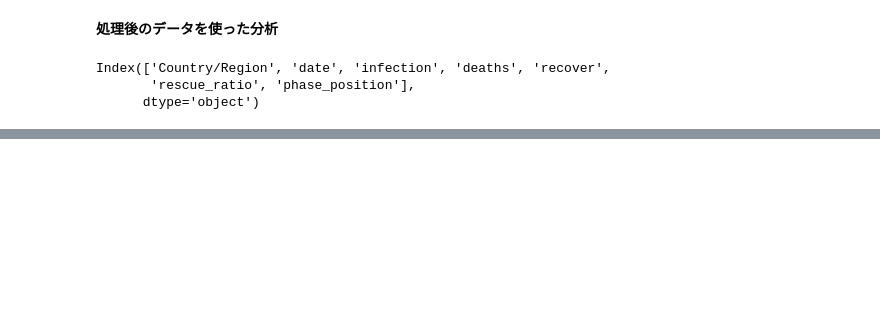
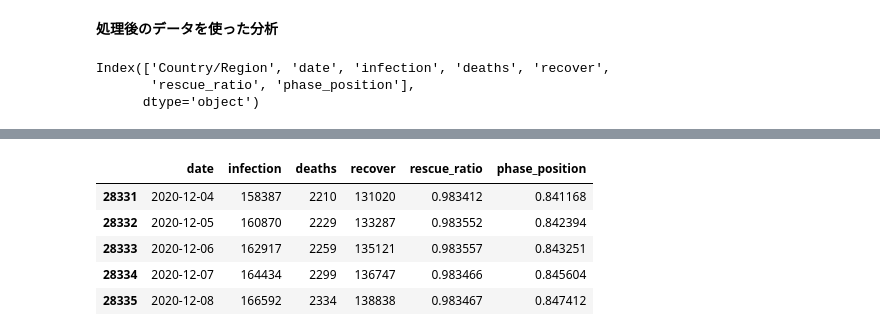
Before and after one commit to Matsuura-I/covid-jp-sample, a Jupyter notebook: covid-jp-sample-checkpoint.ipynb, the cells around one changed output, grey strips where cells are left out. Saved outputs shown, nothing was run; the diff lists cells and outputs as text; code cells hidden in the pictures; blank space fills up the shorter version.

```diff
--- a/covid-jp-sample-checkpoint.ipynb
+++ b/covid-jp-sample-checkpoint.ipynb
@@ -149,3 +149,12 @@ df_JP.head()
+# %%
+df_JP.tail()
+# %% [output]
+|  | date | infection | deaths | recover | rescue_ratio | phase_position |
+| 28331 | 2020-12-04 | 158387 | 2210 | 131020 | 0.983412 | 0.841168 |
+| 28332 | 2020-12-05 | 160870 | 2229 | 133287 | 0.983552 | 0.842394 |
+| 28333 | 2020-12-06 | 162917 | 2259 | 135121 | 0.983557 | 0.843251 |
+| 28334 | 2020-12-07 | 164434 | 2299 | 136747 | 0.983466 | 0.845604 |
+| 28335 | 2020-12-08 | 166592 | 2334 | 138838 | 0.983467 | 0.847412 |
 # %%
 plt.style.use('ggplot')
 df_JP.plot(x ='date', y =['infection','deaths', 'recover',],figsize=(16,4))#marker='o'fection
```
Also changed, not shown: parts of 5 cells of this notebook.
